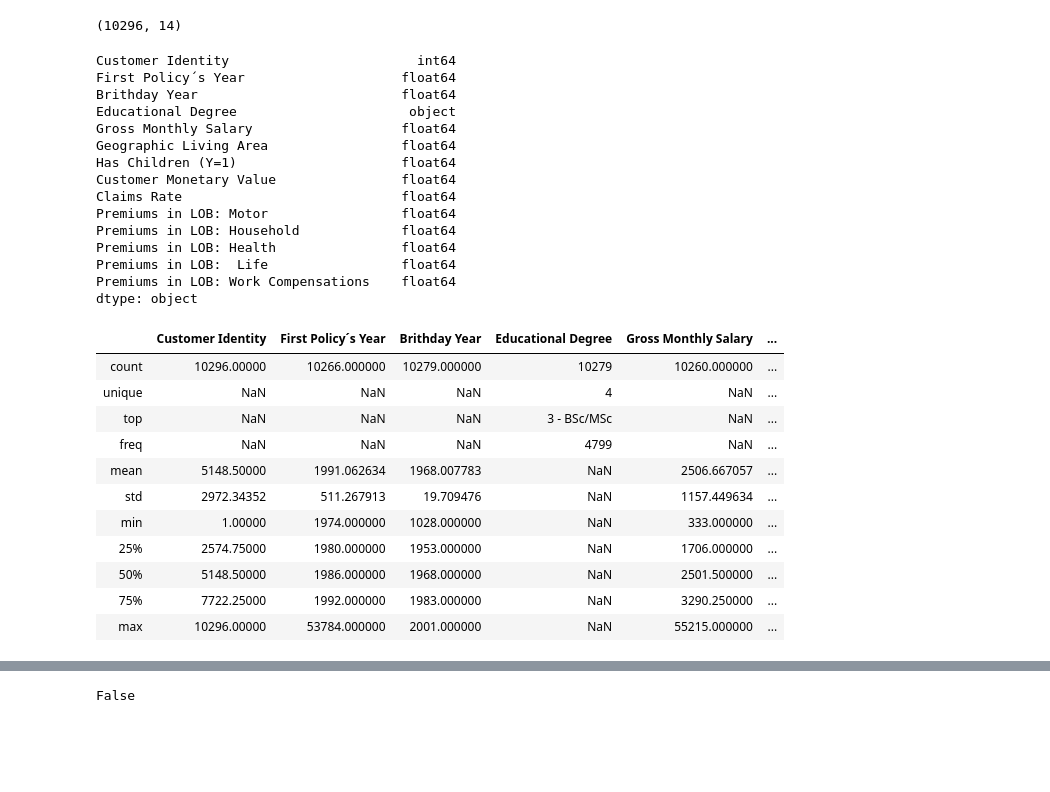
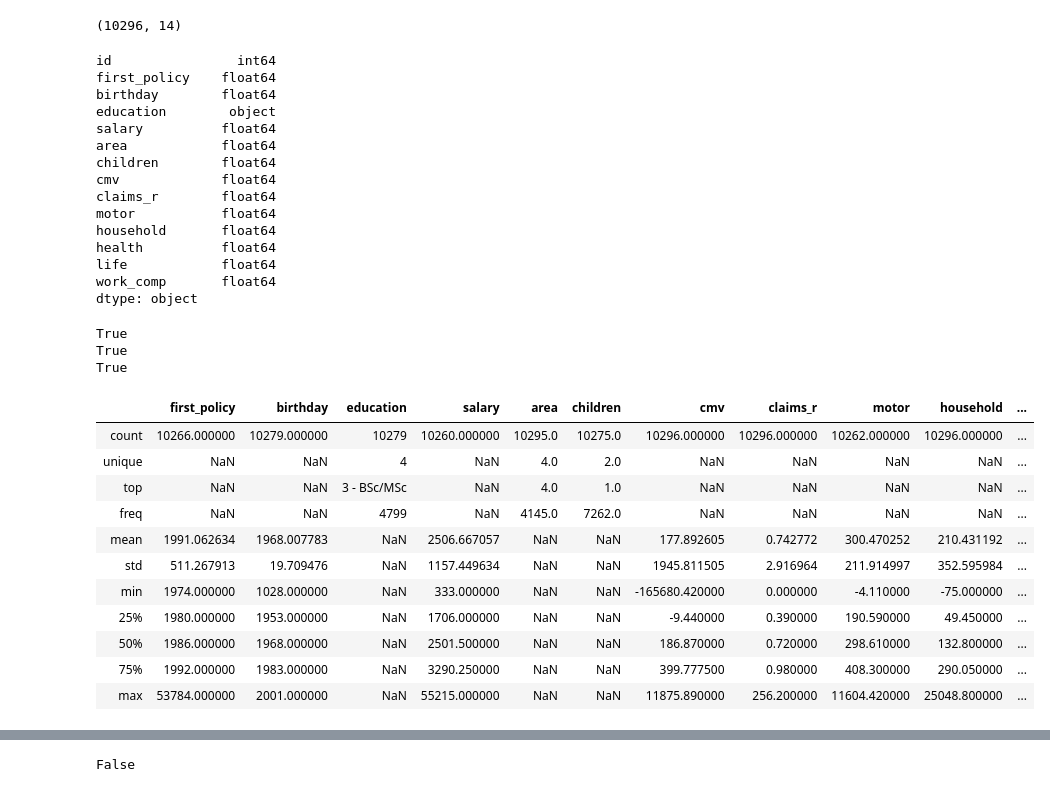
Before and after one commit to NovaIMSStudents/DataMiningFinalProject, a Jupyter notebook: DataAnalysisDM.ipynb, the cells around one changed output, grey strips where cells are left out. Drawn from its saved outputs; the diff is of its cells as text; code cells hidden in the pictures; blank space fills up the shorter version.

```diff
--- a/DataAnalysisDM.ipynb
+++ b/DataAnalysisDM.ipynb
@@ -59,7 +59,10 @@ abtquery="""SELECT e.'Customer Identity', e.'First Policy´s Year', e.'Brithday
             WHERE l.'Customer Identity'=e.'Customer Identity'"""
 cursor.execute(abtquery)
 
-df=pd.DataFrame(cursor.fetchall(), columns=[d[0] for d in cursor.description])
+#Variables alias
+alias=["id","first_policy","birthday","education","salary","area","children","cmv","claims_r","motor","household","health","life","work_comp"]
+
+df=pd.DataFrame(cursor.fetchall(), columns=alias)
 conn.close()
 df.head()
 # %% [output]
@@ -78,40 +81,49 @@ df.shape
 #Data types of the variables
 df.dtypes
 # %% [output]
-Customer Identity                        int64
-First Policy´s Year                    float64
-Brithday Year                          float64
-Educational Degree                      object
-Gross Monthly Salary                   float64
-Geographic Living Area                 float64
-Has Children (Y=1)                     float64
-Customer Monetary Value                float64
-Claims Rate                            float64
-Premiums in LOB: Motor                 float64
-Premiums in LOB: Household             float64
-Premiums in LOB: Health                float64
-Premiums in LOB:  Life                 float64
-Premiums in LOB: Work Compensations    float64
+id                int64
+first_policy    float64
+birthday        float64
+education        object
+salary          float64
+area            float64
+children        float64
+cmv             float64
+claims_r        float64
+motor           float64
+household       float64
+health          float64
+life            float64
+work_comp       float64
 dtype: object
+# %%
+#Check if first_policy, birthday and salary are integers
+for i in [df.first_policy.fillna(0), df.birthday.fillna(0), df.salary.fillna(0)]: #control for nans
+    print(all(i.apply(lambda x: x.is_integer())))#will return True if all values of each series is an integer
+# %% [output]
+True
+True
+True
 # %%
 #Correcting some data types
-df=df.astype({"Geographic Living Area": object, "Has Children (Y=1)": object})
+#"first_policy":int, "birthday":int, "salary":int, can't be converted due to NAs
+df=df.astype({"area": object, "children": object})
 # %%
 #Get summary statistics from df
-df.describe(include='all')
+df.iloc[:,1:].describe(include='all')
 # %% [output]
-|  | Customer Identity | First Policy´s Year | Brithday Year | Educational Degree | Gross Monthly Salary | ... |
-| count | 10296.00000 | 10266.000000 | 10279.000000 | 10279 | 10260.000000 | ... |
-| unique | NaN | NaN | NaN | 4 | NaN | ... |
-| top | NaN | NaN | NaN | 3 - BSc/MSc | NaN | ... |
-| freq | NaN | NaN | NaN | 4799 | NaN | ... |
-| mean | 5148.50000 | 1991.062634 | 1968.007783 | NaN | 2506.667057 | ... |
-| std | 2972.34352 | 511.267913 | 19.709476 | NaN | 1157.449634 | ... |
-| min | 1.00000 | 1974.000000 | 1028.000000 | NaN | 333.000000 | ... |
-| 25% | 2574.75000 | 1980.000000 | 1953.000000 | NaN | 1706.000000 | ... |
-| 50% | 5148.50000 | 1986.000000 | 1968.000000 | NaN | 2501.500000 | ... |
-| 75% | 7722.25000 | 1992.000000 | 1983.000000 | NaN | 3290.250000 | ... |
-| max | 10296.00000 | 53784.000000 | 2001.000000 | NaN | 55215.000000 | ... |
+|  | first_policy | birthday | education | salary | area | children | cmv | claims_r | motor | household | ... |
+| count | 10266.000000 | 10279.000000 | 10279 | 10260.000000 | 10295.0 | 10275.0 | 10296.000000 | 10296.000000 | 10262.000000 | 10296.000000 | ... |
+| unique | NaN | NaN | 4 | NaN | 4.0 | 2.0 | NaN | NaN | NaN | NaN | ... |
+| top | NaN | NaN | 3 - BSc/MSc | NaN | 4.0 | 1.0 | NaN | NaN | NaN | NaN | ... |
+| freq | NaN | NaN | 4799 | NaN | 4145.0 | 7262.0 | NaN | NaN | NaN | NaN | ... |
+| mean | 1991.062634 | 1968.007783 | NaN | 2506.667057 | NaN | NaN | 177.892605 | 0.742772 | 300.470252 | 210.431192 | ... |
+| std | 511.267913 | 19.709476 | NaN | 1157.449634 | NaN | NaN | 1945.811505 | 2.916964 | 211.914997 | 352.595984 | ... |
+| min | 1974.000000 | 1028.000000 | NaN | 333.000000 | NaN | NaN | -165680.420000 | 0.000000 | -4.110000 | -75.000000 | ... |
+| 25% | 1980.000000 | 1953.000000 | NaN | 1706.000000 | NaN | NaN | -9.440000 | 0.390000 | 190.590000 | 49.450000 | ... |
+| 50% | 1986.000000 | 1968.000000 | NaN | 2501.500000 | NaN | NaN | 186.870000 | 0.720000 | 298.610000 | 132.800000 | ... |
+| 75% | 1992.000000 | 1983.000000 | NaN | 3290.250000 | NaN | NaN | 399.777500 | 0.980000 | 408.300000 | 290.050000 | ... |
+| max | 53784.000000 | 2001.000000 | NaN | 55215.000000 | NaN | NaN | 11875.890000 | 256.200000 | 11604.420000 | 25048.800000 | ... |
 # %%
 #More info about df
 df.info()
```
Also changed, not shown: parts of 15 cells of this notebook.
